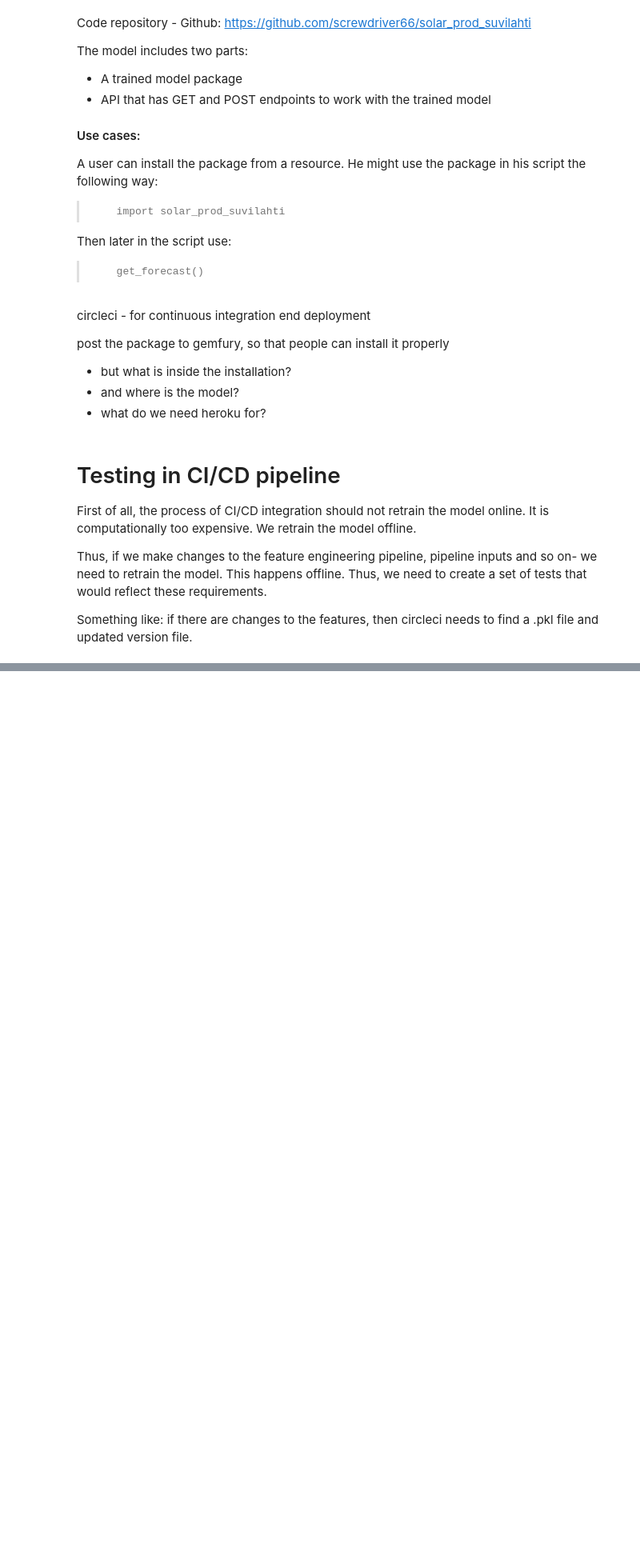
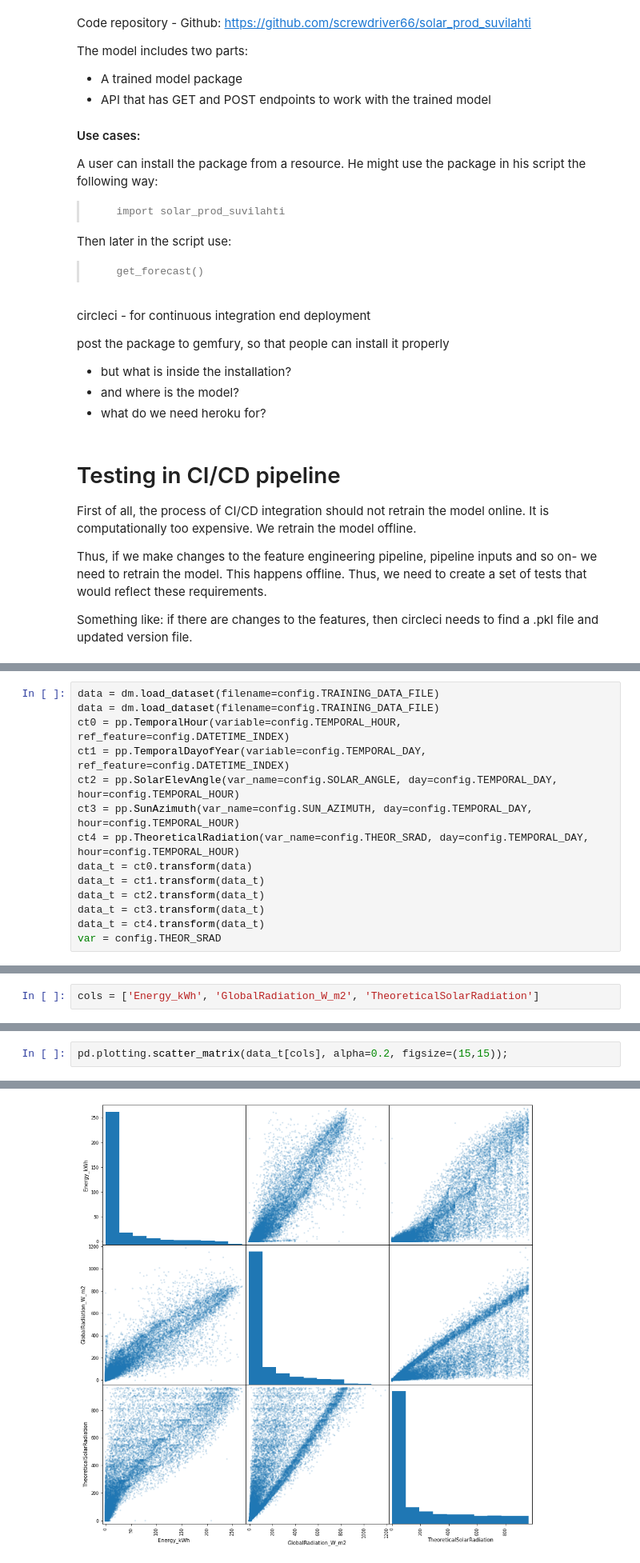
Before and after one commit to screwdriver66/solar_prod_suvilahti, a Jupyter notebook: jupyter_notebooks/tools_schematic.ipynb, the cells around one changed output, grey strips where cells are left out. Shown at 80% size. Cells and saved outputs as stored; diff of their text form; blank space fills up the shorter version.

```diff
--- a/jupyter_notebooks/tools_schematic.ipynb
+++ b/jupyter_notebooks/tools_schematic.ipynb
@@ -57,0 +67,14 @@ if there are changes to the features, then circleci needs to find a .pkl file an
+# %%
+data = dm.load_dataset(filename=config.TRAINING_DATA_FILE)
+data = dm.load_dataset(filename=config.TRAINING_DATA_FILE)
+ct0 = pp.TemporalHour(variable=config.TEMPORAL_HOUR, ref_feature=config.DATETIME_INDEX)
+ct1 = pp.TemporalDayofYear(variable=config.TEMPORAL_DAY, ref_feature=config.DATETIME_INDEX)
+ct2 = pp.SolarElevAngle(var_name=config.SOLAR_ANGLE, day=config.TEMPORAL_DAY, hour=config.TEMPORAL_HOUR)
+ct3 = pp.SunAzimuth(var_name=config.SUN_AZIMUTH, day=config.TEMPORAL_DAY, hour=config.TEMPORAL_HOUR)
+ct4 = pp.TheoreticalRadiation(var_name=config.THEOR_SRAD, day=config.TEMPORAL_DAY, hour=config.TEMPORAL_HOUR)
+data_t = ct0.transform(data)
+data_t = ct1.transform(data_t)
+data_t = ct2.transform(data_t)
+data_t = ct3.transform(data_t)
+data_t = ct4.transform(data_t)
+var = config.THEOR_SRAD
@@ -57,0 +92,2 @@ if there are changes to the features, then circleci needs to find a .pkl file an
+# %%
+cols = ['Energy_kWh', 'GlobalRadiation_W_m2', 'TheoreticalSolarRadiation']
@@ -57,0 +101,3 @@ if there are changes to the features, then circleci needs to find a .pkl file an
+# %%
+pd.plotting.scatter_matrix(data_t[cols], alpha=0.2, figsize=(15,15));
+# %% [output]
@@ -57,0 +112 @@ if there are changes to the features, then circleci needs to find a .pkl file an
+[figure, added]
```
Also changed, not shown: parts of 7 cells of this notebook, 31 other files.
